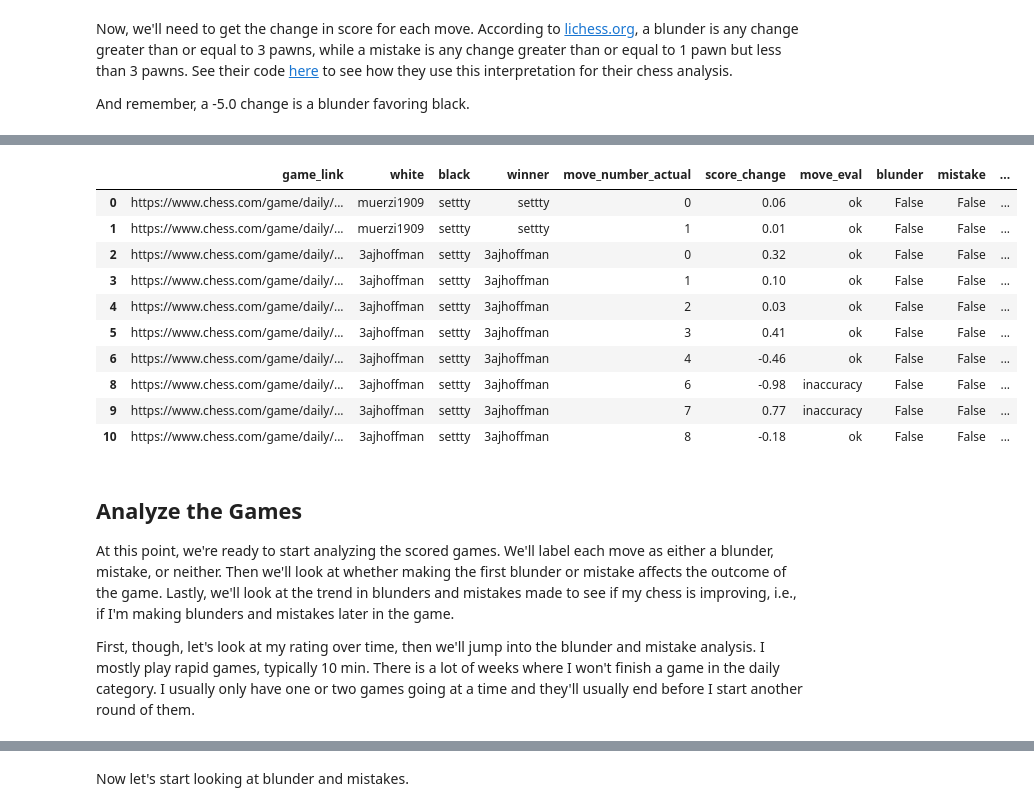
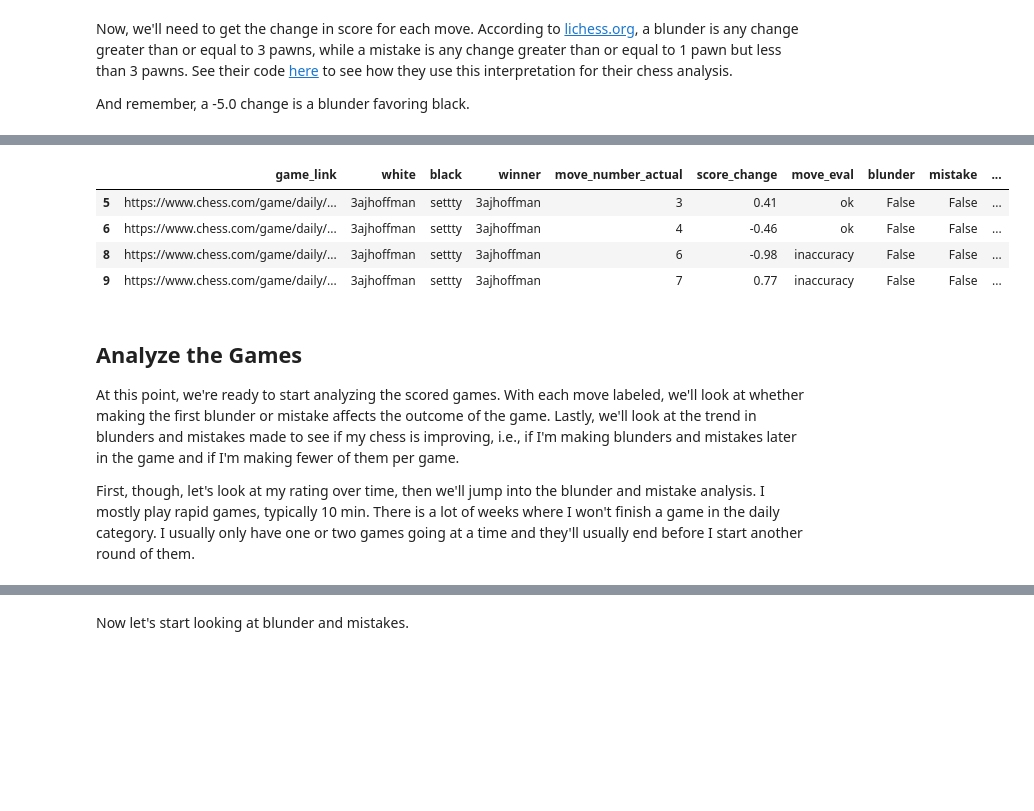
Before and after one commit to s-etty/chess-analysis, a Jupyter notebook: chess-analysis.ipynb, the cells around one changed output, grey strips where cells are left out. Cells and saved outputs as stored; diff of their text form; code cells hidden in the pictures; blank space fills up the shorter version.

```diff
--- a/chess-analysis.ipynb
+++ b/chess-analysis.ipynb
@@ -210,19 +203,13 @@ scored_games.loc[(scored_games['mistake']) | (scored_games['blunder']),
 # %%
 # confirm that normal moves are being labeled accurately
 scored_games.loc[(~ scored_games['mistake']) & (~ scored_games['blunder']),
-                 ['game_link', 'white', 'black', 'winner', 'move_number_actual', 'score_change','move_eval', 'blunder', 'mistake', 'inaccuracy']].head(10)
+                 ['game_link', 'white', 'black', 'winner', 'move_number_actual', 'score_change','move_eval', 'blunder', 'mistake', 'inaccuracy']][5:9]
 # %% [output]
 |  | game_link | white | black | winner | move_number_actual | score_change | move_eval | blunder | mistake | ... |
-| 0 | https://www.chess.com/game/daily/... | muerzi1909 | settty | settty | 0 | 0.06 | ok | False | False | ... |
-| 1 | https://www.chess.com/game/daily/... | muerzi1909 | settty | settty | 1 | 0.01 | ok | False | False | ... |
-| 2 | https://www.chess.com/game/daily/... | 3ajhoffman | settty | 3ajhoffman | 0 | 0.32 | ok | False | False | ... |
-| 3 | https://www.chess.com/game/daily/... | 3ajhoffman | settty | 3ajhoffman | 1 | 0.10 | ok | False | False | ... |
-| 4 | https://www.chess.com/game/daily/... | 3ajhoffman | settty | 3ajhoffman | 2 | 0.03 | ok | False | False | ... |
 | 5 | https://www.chess.com/game/daily/... | 3ajhoffman | settty | 3ajhoffman | 3 | 0.41 | ok | False | False | ... |
 | 6 | https://www.chess.com/game/daily/... | 3ajhoffman | settty | 3ajhoffman | 4 | -0.46 | ok | False | False | ... |
 | 8 | https://www.chess.com/game/daily/... | 3ajhoffman | settty | 3ajhoffman | 6 | -0.98 | inaccuracy | False | False | ... |
 | 9 | https://www.chess.com/game/daily/... | 3ajhoffman | settty | 3ajhoffman | 7 | 0.77 | inaccuracy | False | False | ... |
-| 10 | https://www.chess.com/game/daily/... | 3ajhoffman | settty | 3ajhoffman | 8 | -0.18 | ok | False | False | ... |
 # %%
 user_elo = []
 opp_elo = []
@@ -255,7 +242,7 @@ scored_games['player_move'] = np.select(conditions, choices)
 # %% [markdown]
 ## Analyze the Games
 
-At this point, we're ready to start analyzing the scored games. We'll label each move as either a blunder, mistake, or neither. Then we'll look at whether making the first blunder or mistake affects the outcome of the game. Lastly, we'll look at the trend in blunders and mistakes made to see if my chess is improving, i.e., if I'm making blunders and mistakes later in the game.
+At this point, we're ready to start analyzing the scored games. With each move labeled, we'll look at whether making the first blunder or mistake affects the outcome of the game. Lastly, we'll look at the trend in blunders and mistakes made to see if my chess is improving, i.e., if I'm making blunders and mistakes later in the game and if I'm making fewer of them per game.
 
 First, though, let's look at my rating over time, then we'll jump into the blunder and mistake analysis. I mostly play rapid games, typically 10 min. There is a lot of weeks where I won't finish a game in the daily category. I usually only have one or two games going at a time and they'll usually end before I start another round of them.
 # %%
```
Also changed, not shown: parts of 12 cells of this notebook, 1 other file.
